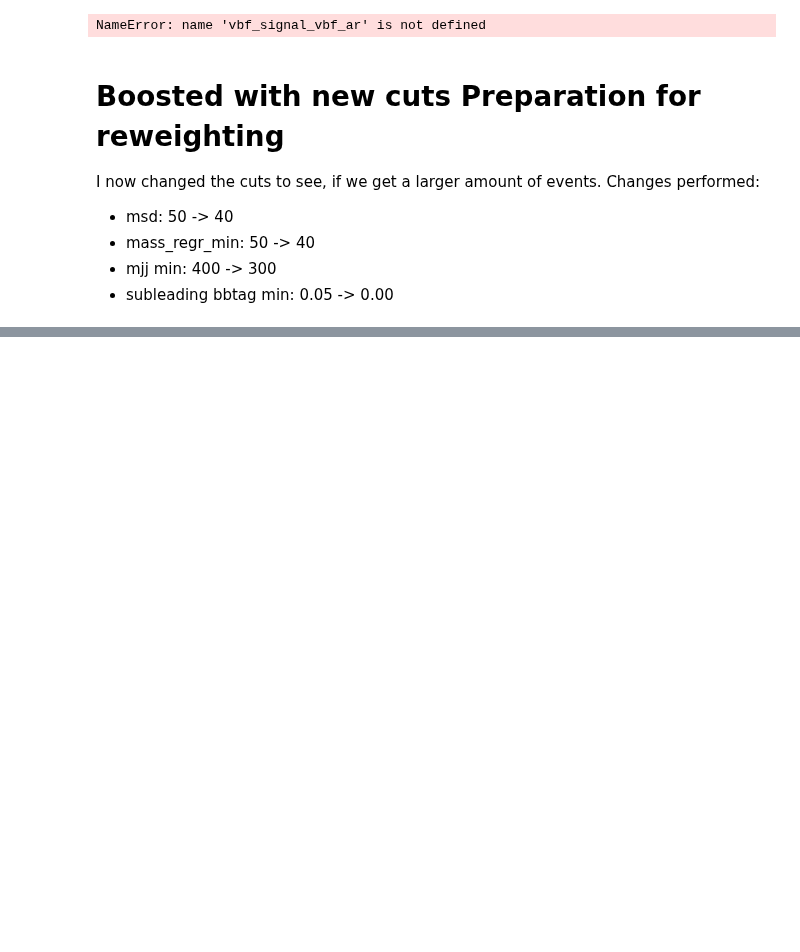
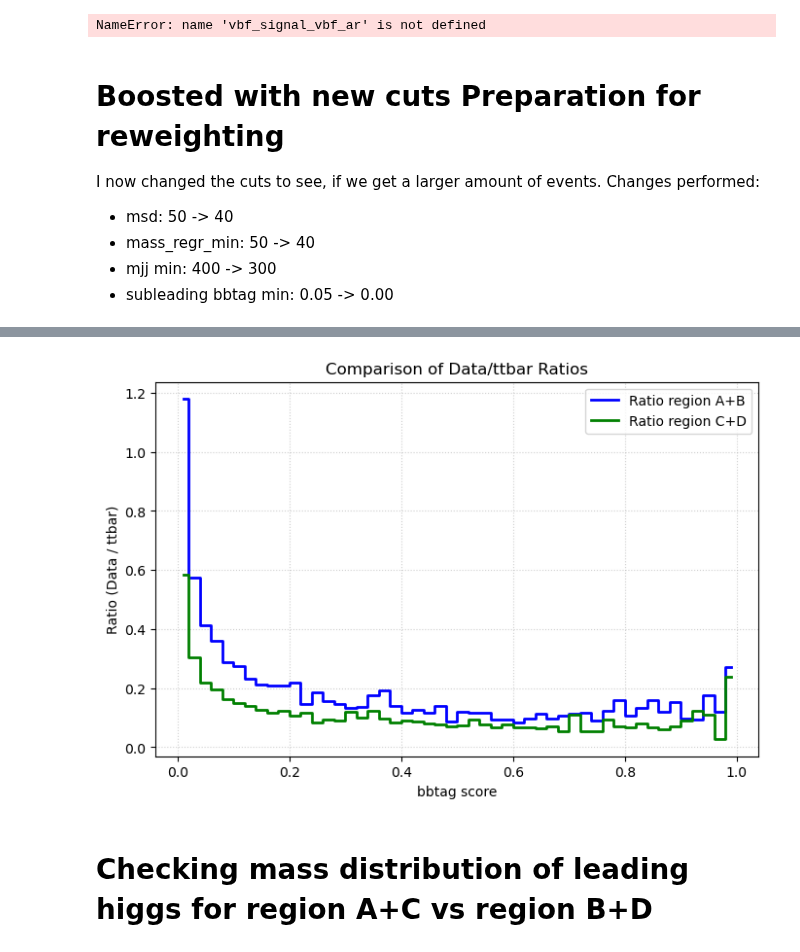
Before and after one commit to matteomalucchi/AnalysisConfigs, a Jupyter notebook: notebooks/boosted_vbf_ggf.ipynb, the cells around one changed output, grey strips where cells are left out. Saved outputs shown, nothing was run; the diff lists cells and outputs as text; code cells hidden in the pictures; blank space fills up the shorter version.

```diff
--- a/notebooks/boosted_vbf_ggf.ipynb
+++ b/notebooks/boosted_vbf_ggf.ipynb
@@ -204,0 +323,48 @@ plt.show()
+# %%
+bins = 50
+data_range = (0, 1)
+
+counts_data_AB, bin_edges = np.histogram(ak.to_numpy(bbtag_subl_AB_data), bins=bins, range=data_range)
+counts_ttbar_AB, _ = np.histogram(bbtag_subl_AB_ttbar, bins=bin_edges)
+
+counts_data_CD, _ = np.histogram(bbtag_subl_CD_data, bins=bin_edges)
+counts_ttbar_CD, _ = np.histogram(bbtag_subl_CD_ttbar, bins=bin_edges)
+
+ratio_AB = np.divide(
+    counts_data_AB,
+    counts_ttbar_AB,
+    out=np.zeros_like(counts_data_AB, dtype=float),
+    where=counts_ttbar_AB != 0
+)
+
+ratio_CD = np.divide(
+    counts_data_CD,
+    counts_ttbar_CD,
+    out=np.zeros_like(counts_data_CD, dtype=float),
+    where=counts_ttbar_CD != 0
+)
+
+# --- 4. Plotting ---
+# For ratio plots, plotting at the bin centers using a step function is standard.
+bin_centers = (bin_edges[:-1] + bin_edges[1:]) / 2
+
+plt.figure(figsize=(8, 5))
+
+# Plot the AB ratio
+plt.step(bin_centers, ratio_AB, where='mid', label='Ratio region A+B', color='blue', linewidth=2)
+
+# Plot the CD ratio
+plt.step(bin_centers, ratio_CD, where='mid', label='Ratio region C+D', color='green', linewidth=2)
+
+# Add standard visual aids for ratio plots
+plt.xlabel('bbtag score')
+plt.ylabel('Ratio (Data / ttbar)')
+plt.title('Comparison of Data/ttbar Ratios')
+plt.legend(loc='best')
+plt.grid(True, linestyle=':', alpha=0.6)
+
+plt.show()
+# %% [output]
+[figure, added]
+# %% [markdown]
+# Checking mass distribution of leading higgs for region A+C vs region B+D
```
Also changed, not shown: parts of 25 cells of this notebook, 7 other files.
